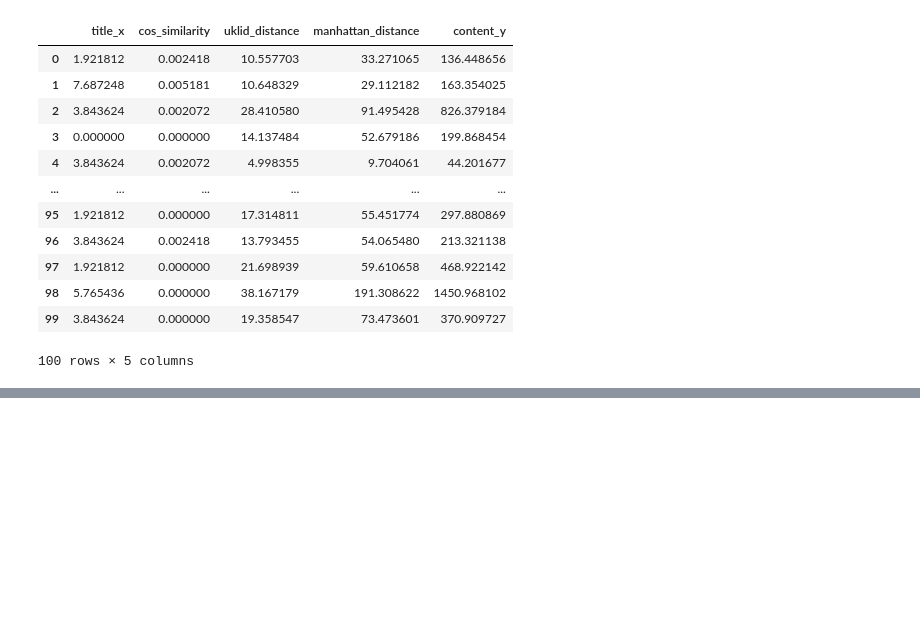
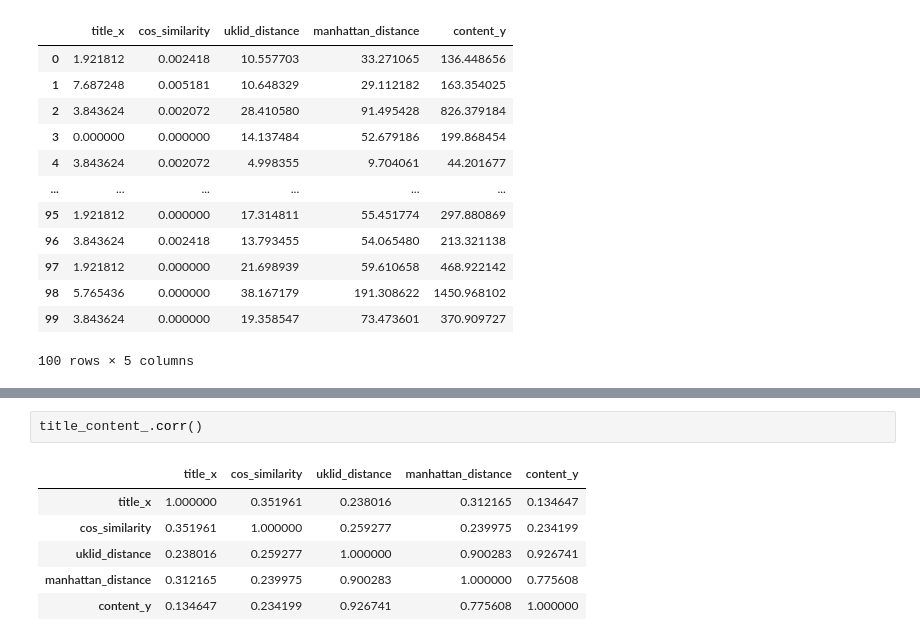
Before and after one commit to soldierzeus/bigdata_thunder, a Jupyter notebook: bigdata3/note/analyzing_bigdata_project.ipynb, the cells around one changed output, grey strips where cells are left out. Drawn from its saved outputs; the diff is of its cells as text; blank space fills up the shorter version.

```diff
--- a/bigdata3/note/analyzing_bigdata_project.ipynb
+++ b/bigdata3/note/analyzing_bigdata_project.ipynb
@@ -250,0 +267,9 @@ title_content_
+# %%
+title_content_.corr()
+# %% [output]
+|  | title_x | cos_similarity | uklid_distance | manhattan_distance | content_y |
+| title_x | 1.000000 | 0.351961 | 0.238016 | 0.312165 | 0.134647 |
+| cos_similarity | 0.351961 | 1.000000 | 0.259277 | 0.239975 | 0.234199 |
+| uklid_distance | 0.238016 | 0.259277 | 1.000000 | 0.900283 | 0.926741 |
+| manhattan_distance | 0.312165 | 0.239975 | 0.900283 | 1.000000 | 0.775608 |
+| content_y | 0.134647 | 0.234199 | 0.926741 | 0.775608 | 1.000000 |
```
Also changed, not shown: parts of 10 cells of this notebook.
